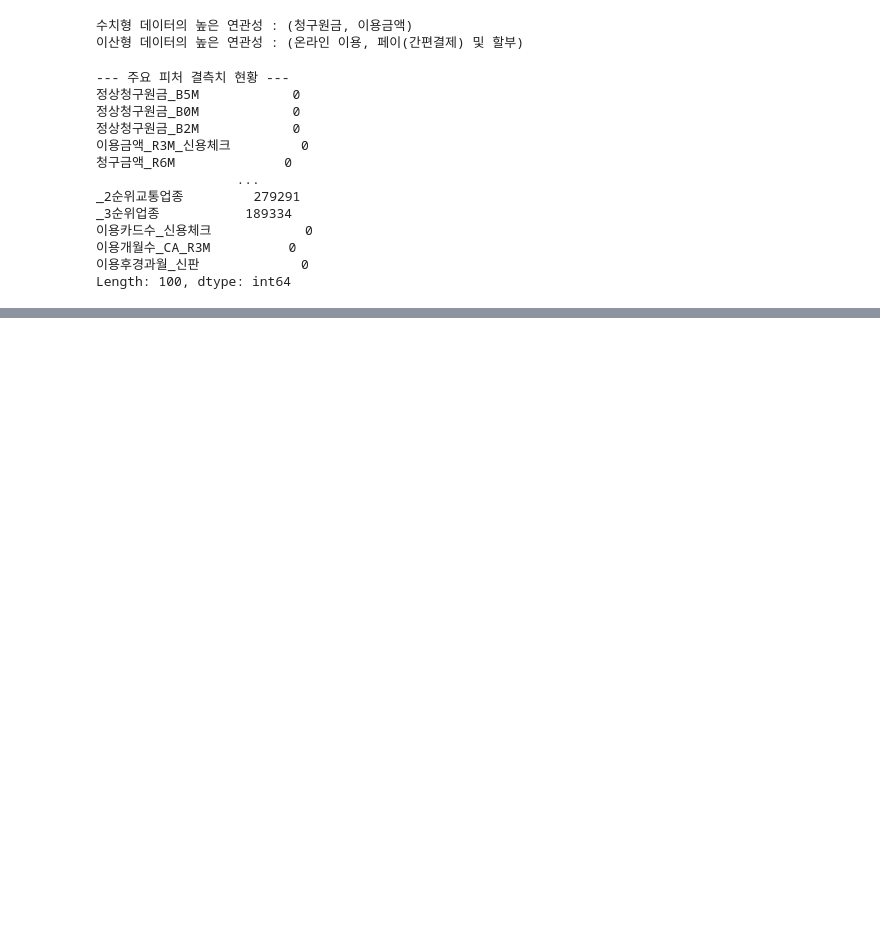
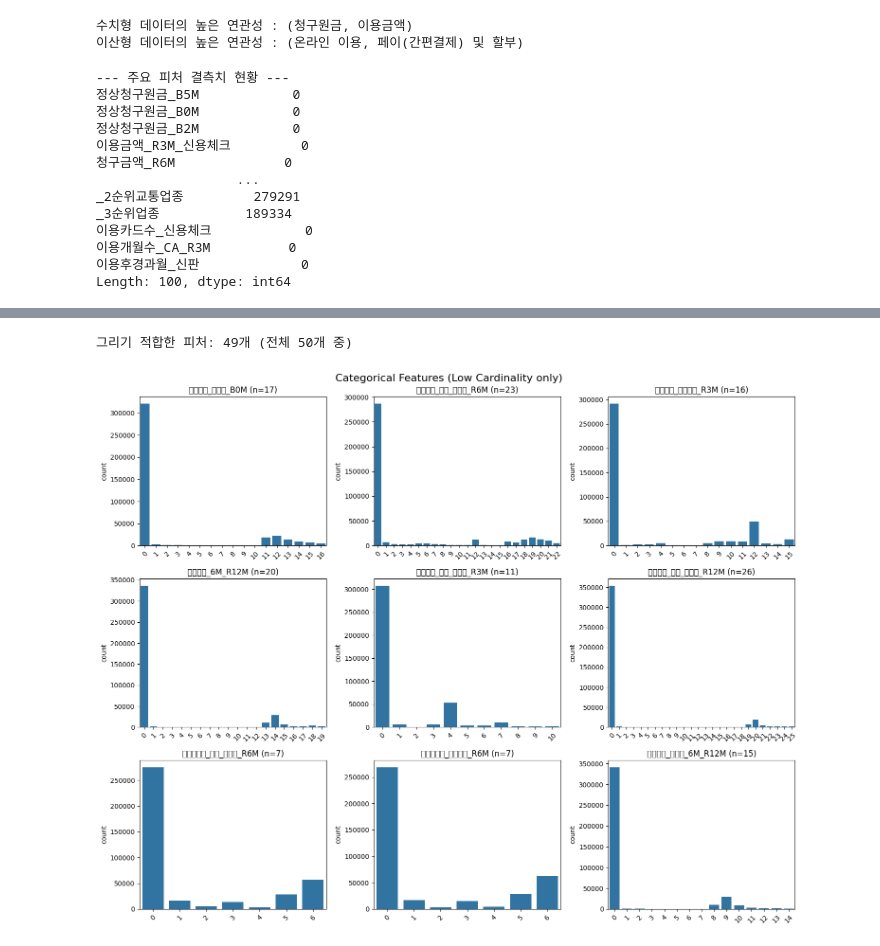
Before and after one commit to msssggg3-14/Computational-Statistics, a Jupyter notebook: submission.ipynb, the cells around one changed output, grey strips where cells are left out. Drawn from its saved outputs; the diff is of its cells as text; code cells hidden in the pictures; blank space fills up the shorter version.

```diff
--- a/submission.ipynb
+++ b/submission.ipynb
@@ -407,0 +445,29 @@ print(y_encoded.shape)
+# %%
+import seaborn as sns
+import matplotlib.pyplot as plt
+
+safe_cat_features = [col for col in top_cat_features if X[col].nunique() <= 50]
+
+print(f"그리기 적합한 피처: {len(safe_cat_features)}개 (전체 {len(top_cat_features)}개 중)")
+
+# 상위 9개만 그리기
+features_to_show = safe_cat_features[:9]
+
+plt.figure(figsize=(15, 12))
+plt.suptitle("Categorical Features (Low Cardinality only)", fontsize=16)
+
+for i, col in enumerate(features_to_show):
+    plt.subplot(3, 3, i+1)
+
+    # 막대그래프 그리기
+    # x축 글씨가 겹치면 안 보이니까 90도 회전
+    sns.countplot(x=X[col])
+    plt.xticks(rotation=45)
+    plt.title(f"{col} (n={X[col].nunique()})")
+    plt.xlabel('')
+
+plt.tight_layout()
+plt.show()
+# %% [output]
+그리기 적합한 피처: 49개 (전체 50개 중)
+[figure, added]
```
Also changed, not shown: parts of 6 cells of this notebook.
